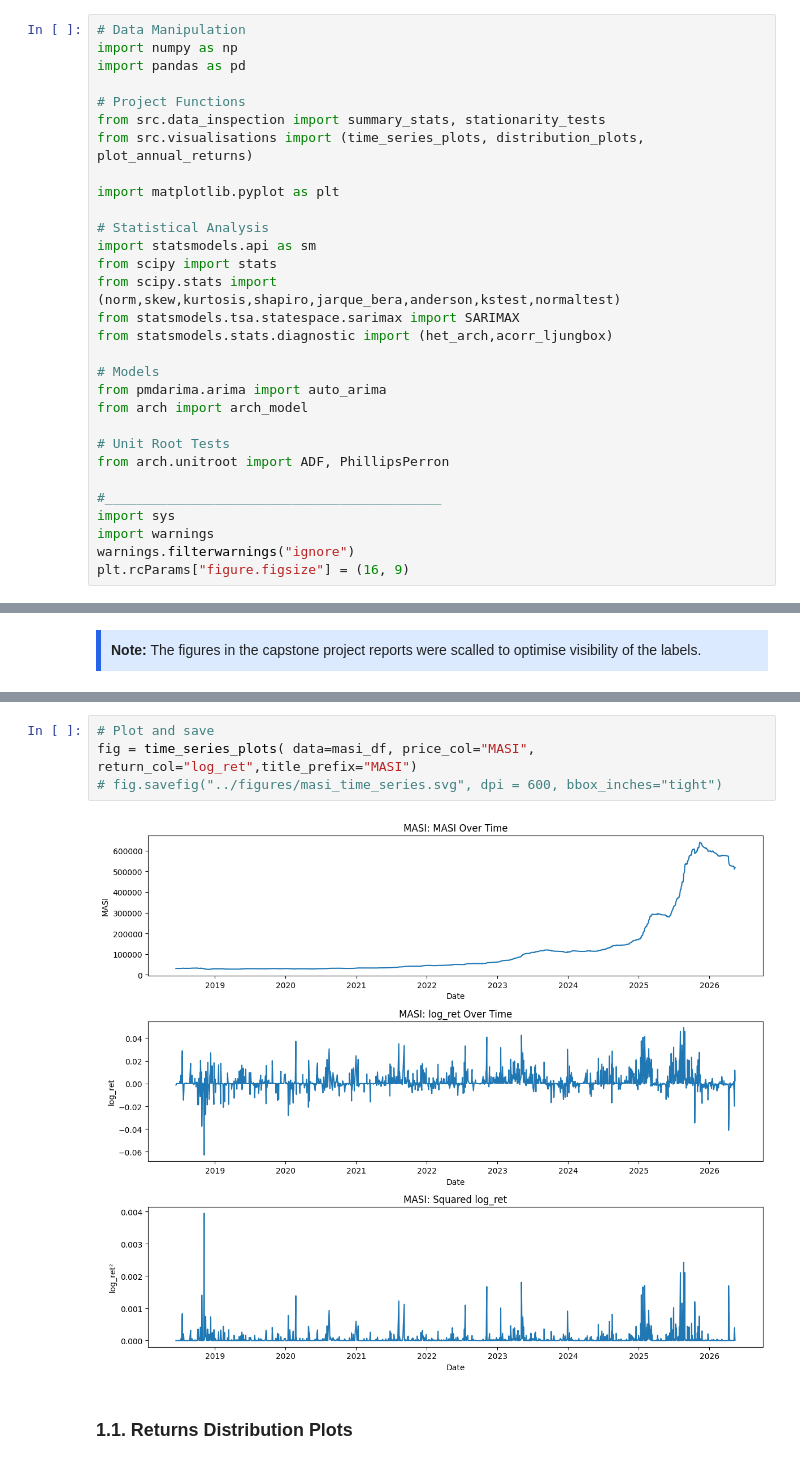
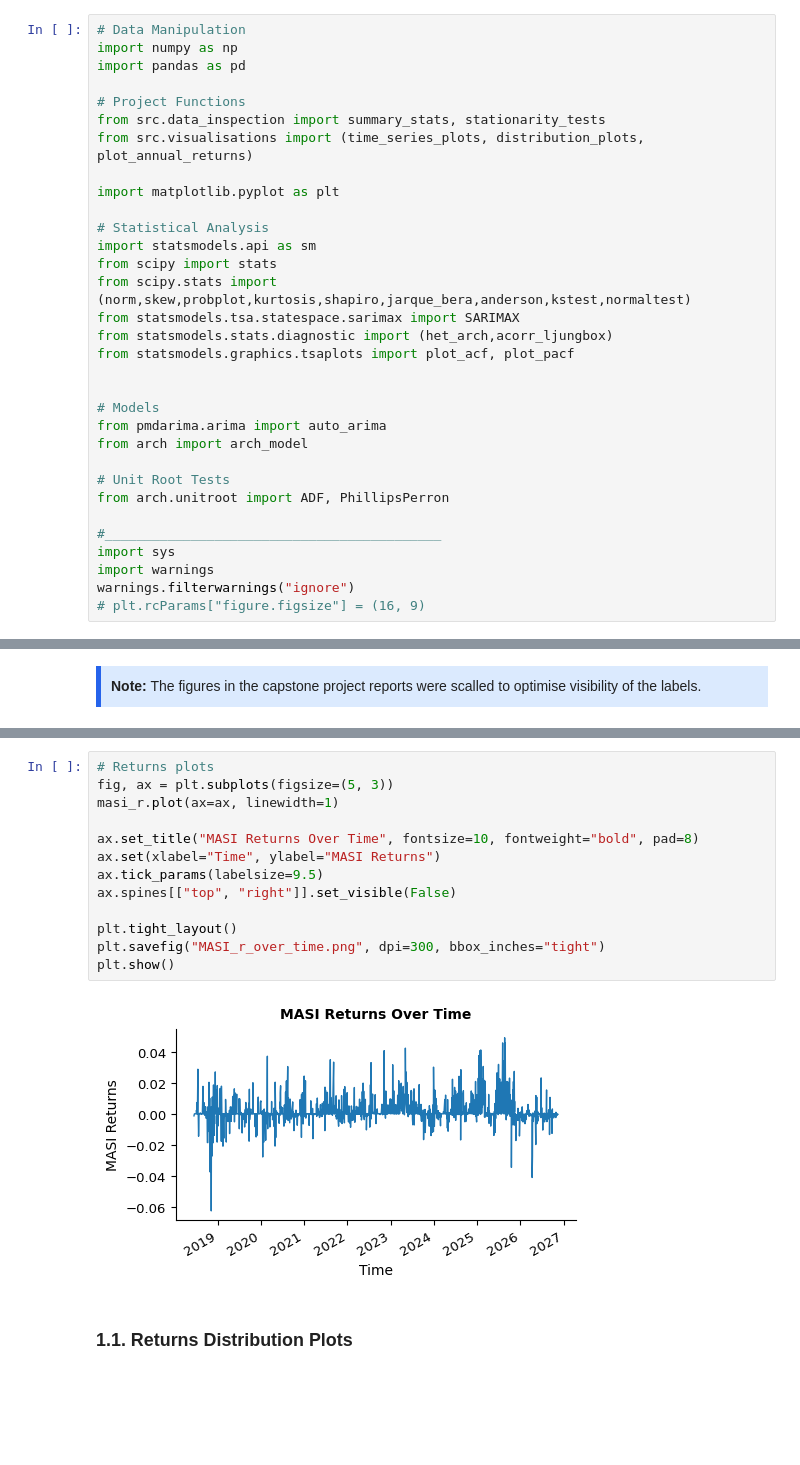
Before and after one commit to QuantNyasa/MScFE-Capstone-Project, a Jupyter notebook: notebooks/main_notebook.ipynb, the cells around one changed output, grey strips where cells are left out. Saved outputs shown, nothing was run; the diff lists cells and outputs as text; blank space fills up the shorter version.

```diff
--- a/notebooks/main_notebook.ipynb
+++ b/notebooks/main_notebook.ipynb
@@ -48,9 +90,11 @@ import matplotlib.pyplot as plt
 # Statistical Analysis
 import statsmodels.api as sm
 from scipy import stats
-from scipy.stats import (norm,skew,kurtosis,shapiro,jarque_bera,anderson,kstest,normaltest)
+from scipy.stats import (norm,skew,probplot,kurtosis,shapiro,jarque_bera,anderson,kstest,normaltest)
 from statsmodels.tsa.statespace.sarimax import SARIMAX
 from statsmodels.stats.diagnostic import (het_arch,acorr_ljungbox)
+from statsmodels.graphics.tsaplots import plot_acf, plot_pacf
+
 
 # Models
 from pmdarima.arima import auto_arima
@@ -63,4 +107,4 @@ from arch.unitroot import ADF, PhillipsPerron
 import sys
 import warnings
 warnings.filterwarnings("ignore")
-plt.rcParams["figure.figsize"] = (16, 9)
+# plt.rcParams["figure.figsize"] = (16, 9)
@@ -114,9 +177,18 @@ Decision: Reject H0: Returns are not normally distributed
 # %%
-# Plot and save
-fig = time_series_plots( data=masi_df, price_col="MASI", return_col="log_ret",title_prefix="MASI")
-# fig.savefig("../figures/masi_time_series.svg", dpi = 600, bbox_inches="tight")
+# Returns plots
+fig, ax = plt.subplots(figsize=(5, 3))
+masi_r.plot(ax=ax, linewidth=1)
+
+ax.set_title("MASI Returns Over Time", fontsize=10, fontweight="bold", pad=8)
+ax.set(xlabel="Time", ylabel="MASI Returns")
+ax.tick_params(labelsize=9.5)
+ax.spines[["top", "right"]].set_visible(False)
+
+plt.tight_layout()
+plt.savefig("MASI_r_over_time.png", dpi=300, bbox_inches="tight")
+plt.show()
 # %% [output]
-[figure, old version]
+[figure, new version]
 # %% [markdown]
 
 ### **1.1.  Returns Distribution Plots**
```
Also changed, not shown: parts of 68 cells of this notebook.
